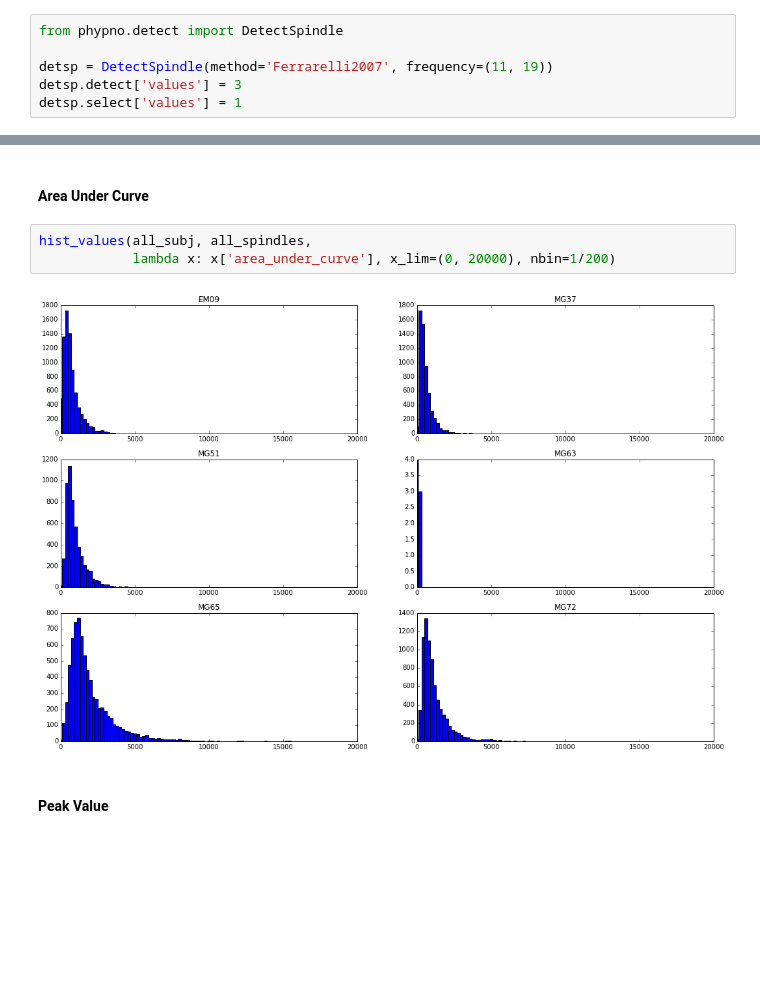
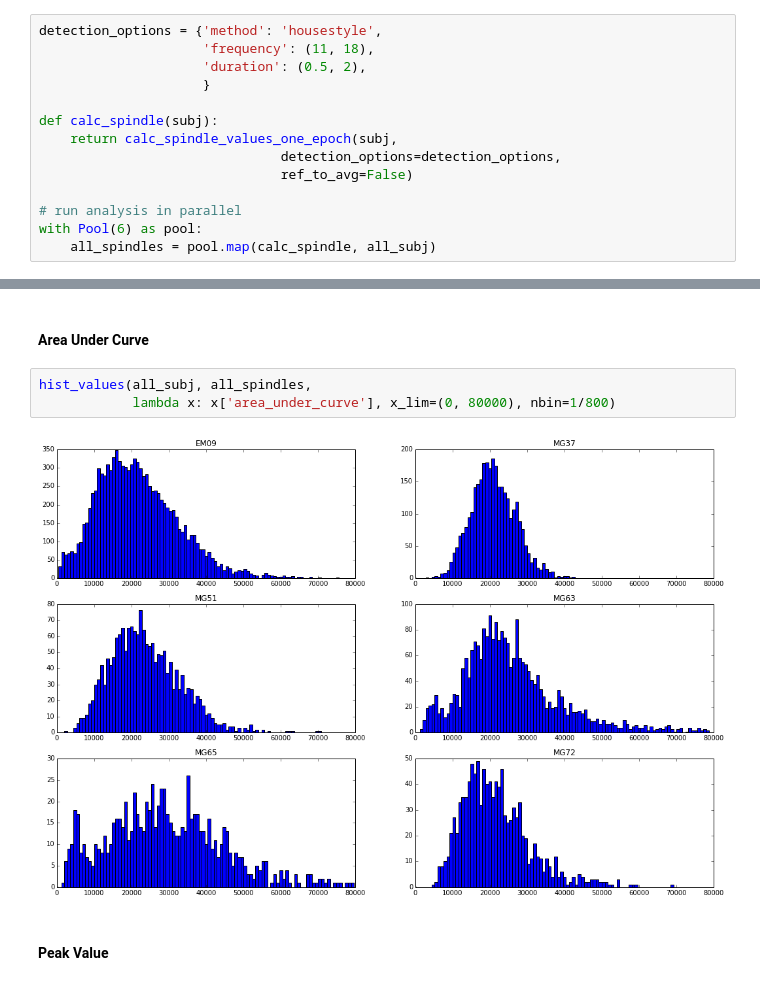
Before and after one commit to gpiantoni/spgr, a Jupyter notebook: main.ipynb, the cells around one changed output, grey strips where cells are left out. Drawn from its saved outputs; the diff is of its cells as text; blank space fills up the shorter version.

Commit message:
it can replicate analysis, running epoch by epoch

```diff
--- a/main.ipynb
+++ b/main.ipynb
@@ -61,6 +67,14 @@ from spgr.detect_spindles import calc_spindle_values
-# %%
-from phypno.detect import DetectSpindle
-
-detsp = DetectSpindle(method='Ferrarelli2007', frequency=(11, 19))
-detsp.detect['values'] = 3
-detsp.select['values'] = 1
+# %%
+detection_options = {'method': 'housestyle',
+                     'frequency': (11, 18),
+                     'duration': (0.5, 2),
+                     }
+
+def calc_spindle(subj):
+    return calc_spindle_values_one_epoch(subj,
+                               detection_options=detection_options,
+                               ref_to_avg=False)
+
+# run analysis in parallel
+with Pool(6) as pool:
+    all_spindles = pool.map(calc_spindle, all_subj)
@@ -105,9 +107,9 @@ hist_values(all_subj, all_spindles,
 #### Area Under Curve
 # %%
 hist_values(all_subj, all_spindles,
-            lambda x: x['area_under_curve'], x_lim=(0, 20000), nbin=1/200)
+            lambda x: x['area_under_curve'], x_lim=(0, 80000), nbin=1/800)
 # %% [output]
-[figure, old version]
+[figure, new version]
 # %% [markdown]
 #### Peak Value
 # %%
```
Also changed, not shown: parts of 9 cells of this notebook, 1 other file.
